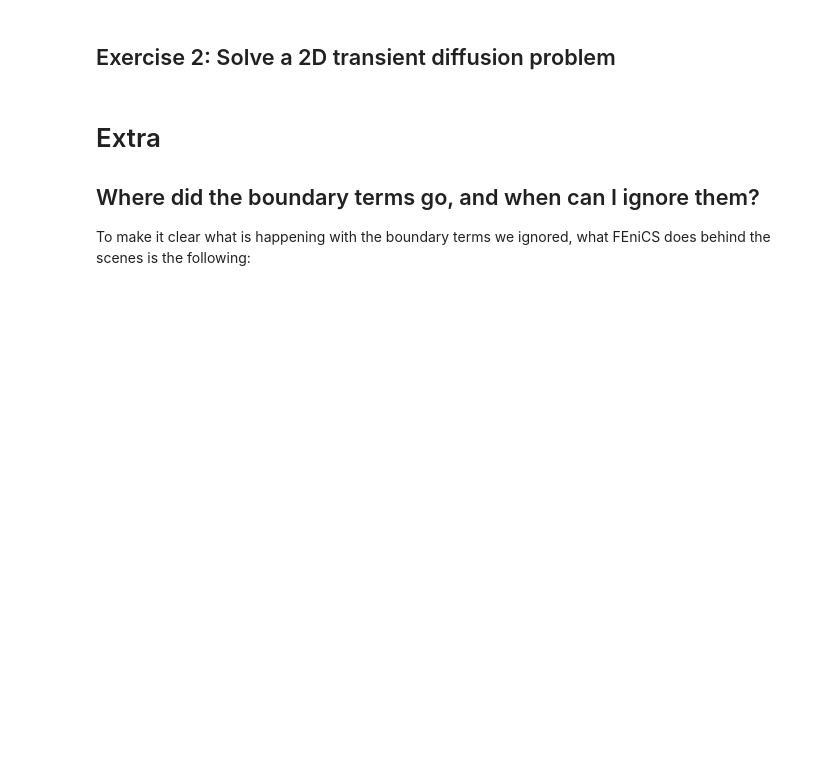
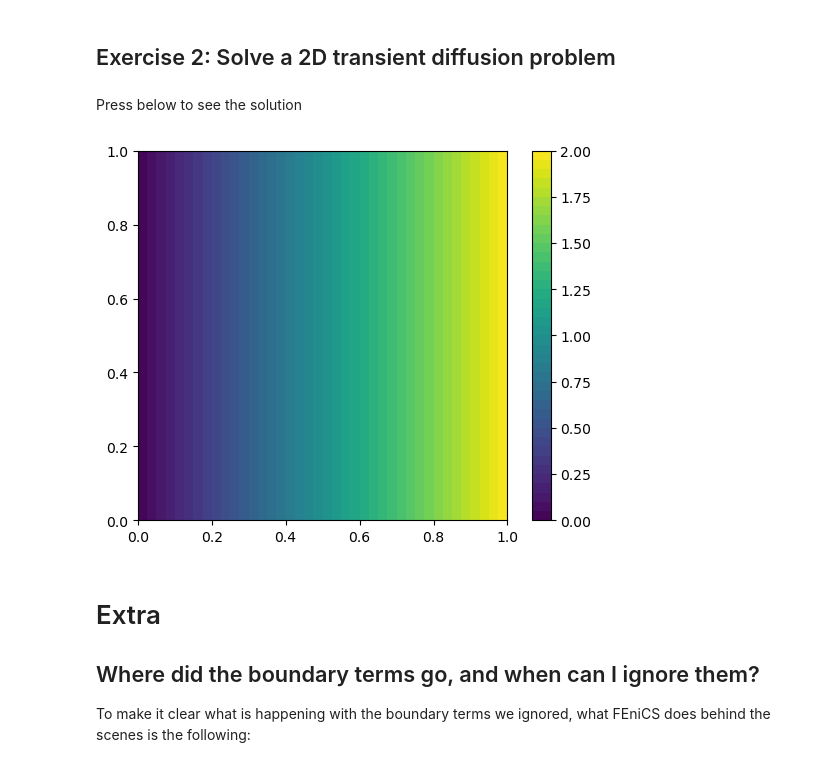
Before and after one commit to Simula-SSCP/SSCP_2024_lectures, a Jupyter notebook: L12 (FEniCS Intro)/L02_FEniCS_Diffusion.ipynb, the cells around one changed output. Cells and saved outputs as stored; diff of their text form; code cells hidden in the pictures; blank space fills up the shorter version.

```diff
--- a/L12 (FEniCS Intro)/L02_FEniCS_Diffusion.ipynb
+++ b/L12 (FEniCS Intro)/L02_FEniCS_Diffusion.ipynb
@@ -374,6 +402,54 @@ $$\int \limits_{\Omega}  \frac {1}{dt} U \: V \: \text{dx}  + \int  \limits_{\Om
 ## Exercise 2: Solve a 2D transient diffusion problem
 # %%
 # Add code solving the 2D transient diffusion problem here
+# %% [markdown]
+Press below to see the solution
+# %%
+mesh = UnitSquareMesh(20,20) # 20 is number of intervals Omega is divided into
+elem = FiniteElement("Lagrange", mesh.ufl_cell(), 1) # here interval is a FEniCS builtin representing a single interval
+W = FunctionSpace(mesh, elem)
+
+kappa = Constant(1.0) # physical material property
+S = Constant(0.0) # source term
+
+dt = Constant(0.1) # time step
+nb_t = 25 # number of time step - loop
+
+V = TestFunction(W) # the test function
+U = TrialFunction(W) # the TrialFunction is basically a symbol representing the unknown
+U_old = Function(W) # Solution at previous time step. Initialized to zero.
+
+
+a = (U * V) / dt * dx + kappa * dot(grad(U), grad(V)) * dx  # left hand side of our equation
+L = (U_old * V) / dt * dx + S * V * dx # right hand side of our equation
+
+value_left = Constant(0.0)
+value_right = Constant(2.0)
+bc_l = DirichletBC(W, value_left, "on_boundary && near(x[0], 0)") # Imposing Dirichlet BC to the left boundary node
+bc_r = DirichletBC(W, value_right, "on_boundary && near(x[0], 1)") # Imposing Dirichlet BC to the right boundary node
+bcs = [bc_l, bc_r]   # list of boundary conditions to apply to the problem
+
+U_sol = Function(W)  # place to store the solution
+
+A = assemble(a)
+for bc in bcs:
+    bc.apply(A)
+
+solver = LUSolver(A)
+for t in range(nb_t):
+    b = assemble(L) # Reassemble L on every time step
+    for bc in bcs: # RE-apply bc to b
+        bc.apply(b)
+    solver.solve(U_sol.vector(), b) # Solve on given time step
+    assign(U_old, U_sol)
+
+
+import matplotlib.pyplot as plt
+fig = plt.figure()
+im = plot(U_sol)
+fig.colorbar(im);
+# %% [output]
+[figure, added]
 # %% [markdown]
 # Extra
 ## Where did the boundary terms go, and when can I ignore them?
```
Also changed, not shown: parts of 7 cells of this notebook, 4 other files.
